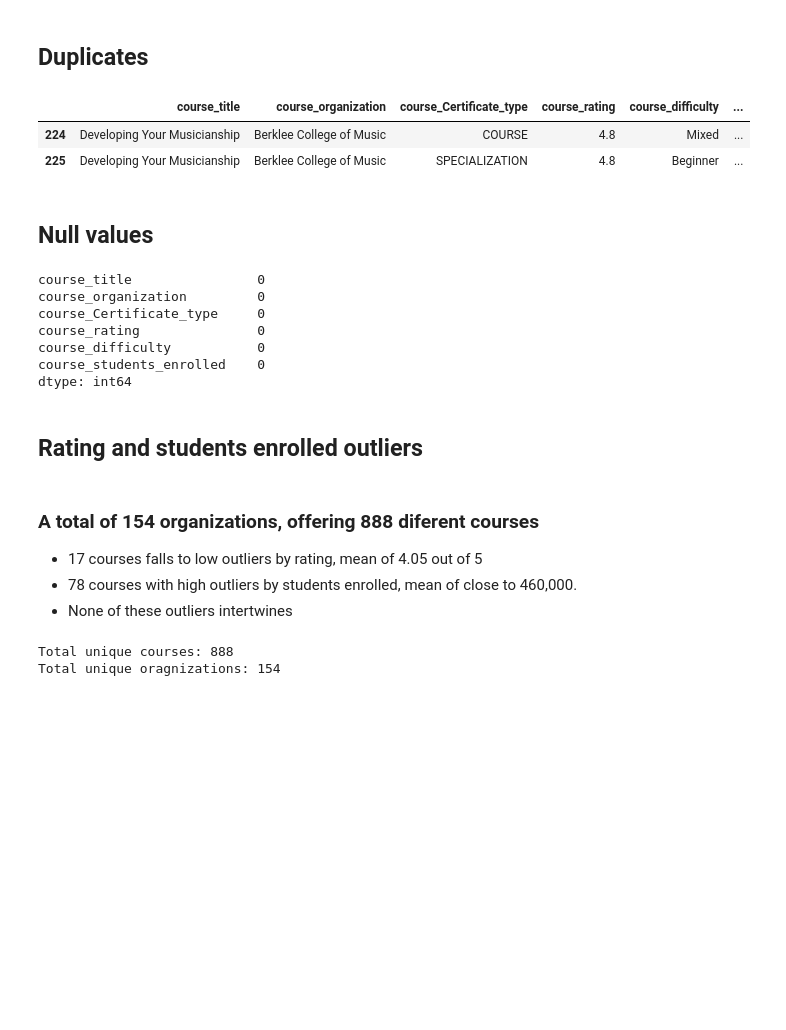
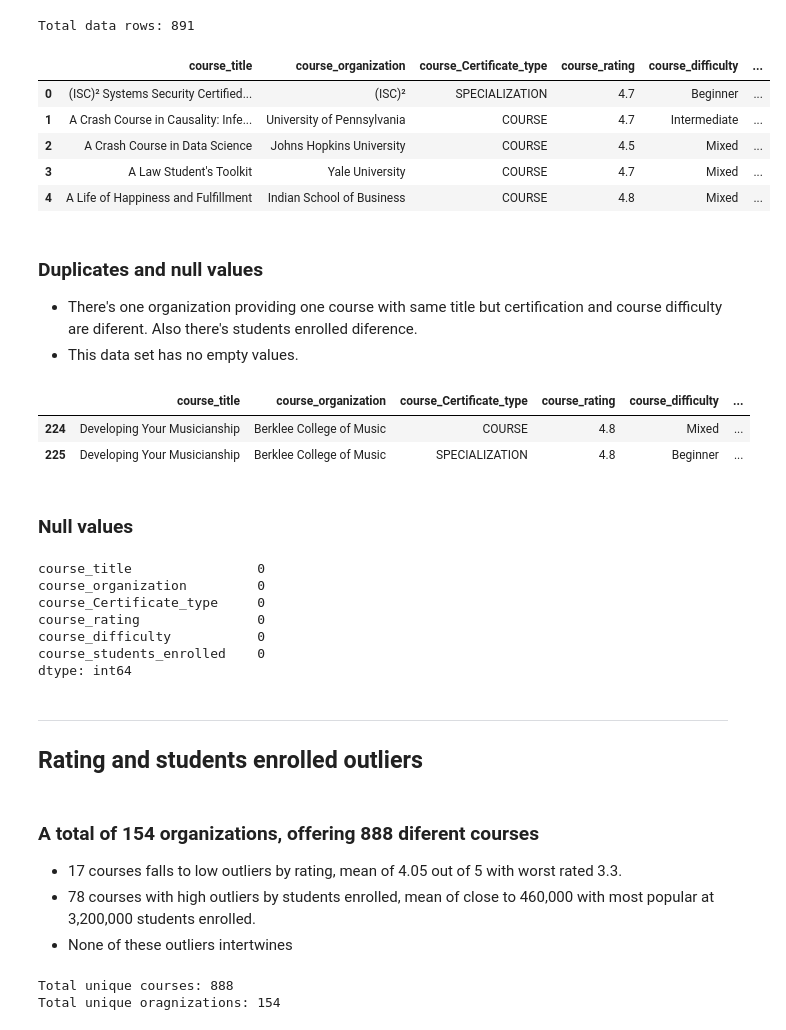
Before and after one commit to Rauzis/datavisual, a Jupyter notebook: Datavisual.ipynb, the cells around one changed output. Saved outputs shown, nothing was run; the diff lists cells and outputs as text; code cells hidden in the pictures; blank space fills up the shorter version.

```diff
--- a/Datavisual.ipynb
+++ b/Datavisual.ipynb
@@ -20,5 +32,18 @@ df.index = df.index.sort_values()
+# %%
+print("Total data rows:", df.index.value_counts().sum())
+df.head()
+# %% [output]
+Total data rows: 891
+|  | course_title | course_organization | course_Certificate_type | course_rating | course_difficulty | ... |
+| 0 | (ISC)² Systems Security Certified... | (ISC)² | SPECIALIZATION | 4.7 | Beginner | ... |
+| 1 | A Crash Course in Causality: Infe... | University of Pennsylvania | COURSE | 4.7 | Intermediate | ... |
+| 2 | A Crash Course in Data Science | Johns Hopkins University | COURSE | 4.5 | Mixed | ... |
+| 3 | A Law Student's Toolkit | Yale University | COURSE | 4.7 | Mixed | ... |
+| 4 | A Life of Happiness and Fulfillment | Indian School of Business | COURSE | 4.8 | Mixed | ... |
 # %% [markdown]
-## Duplicates
+### Duplicates and null values
+- There's one organization providing one course with same title but certification and course difficulty are diferent. Also there's students enrolled diference.
+- This data set has no empty values.
 # %%
 df[df[["course_title", "course_organization"]].duplicated(keep=False)]
 # %% [output]
@@ -26,7 +51,7 @@ df[df[["course_title", "course_organization"]].duplicated(keep=False)]
 | 224 | Developing Your Musicianship | Berklee College of Music | COURSE | 4.8 | Mixed | ... |
 | 225 | Developing Your Musicianship | Berklee College of Music | SPECIALIZATION | 4.8 | Beginner | ... |
 # %% [markdown]
-## Null values
+### Null values
 # %%
 df.isnull().sum()
 # %% [output]
@@ -38,11 +63,12 @@ course_difficulty           0
 course_students_enrolled    0
 dtype: int64
 # %% [markdown]
+***
 ## Rating and students enrolled outliers
 # %% [markdown]
 ### A total of 154 organizations, offering 888 diferent courses
-- 17 courses falls to low outliers by rating, mean of 4.05 out of 5
-- 78 courses with high outliers by students enrolled, mean of close to 460,000.
+- 17 courses falls to low outliers by rating, mean of 4.05 out of 5 with worst rated 3.3.
+- 78 courses with high outliers by students enrolled, mean of close to 460,000 with most popular at 3,200,000 students enrolled.
 - None of these outliers intertwines
 # %%
 print("Total unique courses:", df.course_title.str.strip().nunique())
```
Also changed, not shown: parts of 7 cells of this notebook.
